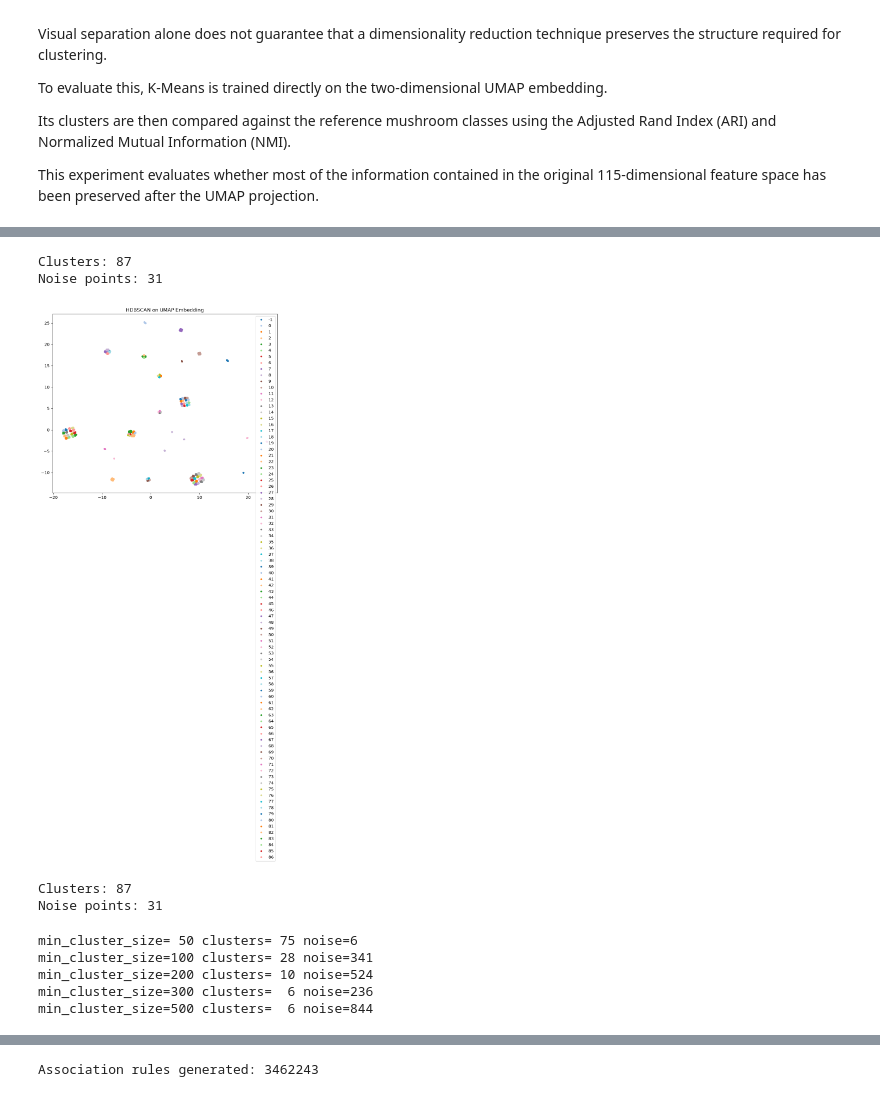
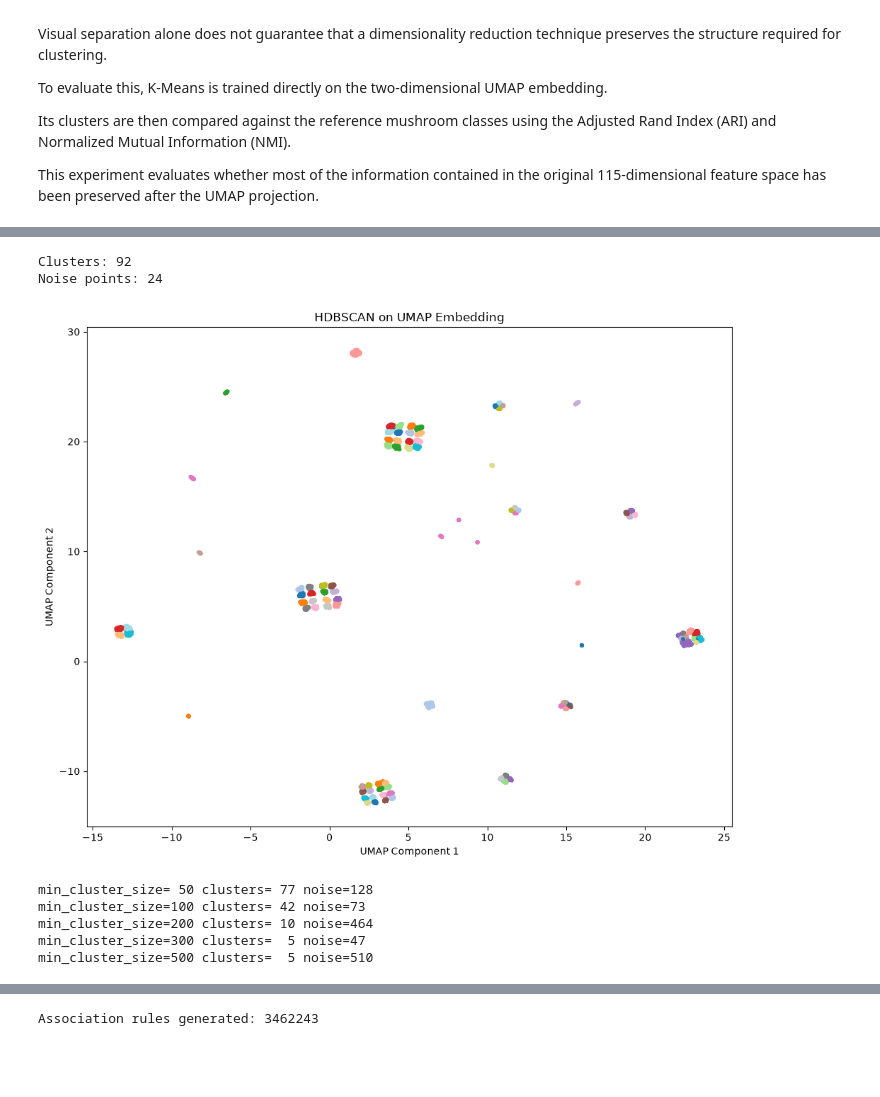
Before and after one commit to Bootcamp-IA-MAD-P7/unsupervised-ml-workshop, a Jupyter notebook: workshop-advanced-unsupervised.ipynb, the cells around one changed output, grey strips where cells are left out. Saved outputs shown, nothing was run; the diff lists cells and outputs as text; code cells hidden in the pictures; blank space fills up the shorter version.

```diff
--- a/workshop-advanced-unsupervised.ipynb
+++ b/workshop-advanced-unsupervised.ipynb
@@ -117,7 +117,9 @@ import umap
 
 umap_model = umap.UMAP(
     n_components=2,
-    random_state=RANDOM_STATE
+    init="random",
+    random_state=RANDOM_STATE,
+    n_jobs=1
 )
 
 X_umap = umap_model.fit_transform(X)
@@ -284,51 +250,39 @@ Note: you may need to restart the kernel to use updated packages.
 import hdbscan
 # %%
-# entrenar
-
 clusterer = hdbscan.HDBSCAN(
     min_cluster_size=30,
-    prediction_data=True
+    prediction_data=True,
 )
-
-labels = clusterer.fit_predict(X_umap)
+labels_hdbscan = clusterer.fit_predict(X_umap)
 # %%
-#información básica
-
-n_clusters = len(set(labels)) - (1 if -1 in labels else 0)
-noise = np.sum(labels == -1)
+n_clusters = len(set(labels_hdbscan)) - (
+    1 if -1 in labels_hdbscan else 0
+)
+noise = np.sum(labels_hdbscan == -1)
 
 print("Clusters:", n_clusters)
 print("Noise points:", noise)
 # %% [output]
-Clusters: 87
-Noise points: 31
+Clusters: 92
+Noise points: 24
 # %%
-# visualización de los clusters
-
-plt.figure(figsize=(10,8))
-
+plt.figure(figsize=(10, 8))
 sns.scatterplot(
-    x=X_umap[:,0],
-    y=X_umap[:,1],
-    hue=labels,
+    x=X_umap[:, 0],
+    y=X_umap[:, 1],
+    hue=labels_hdbscan,
     palette="tab20",
     s=18,
-    linewidth=0
+    linewidth=0,
+    legend=False,
 )
-
 plt.title("HDBSCAN on UMAP Embedding")
+plt.xlabel("UMAP Component 1")
+plt.ylabel("UMAP Component 2")
+plt.tight_layout()
 plt.show()
 # %% [output]
-[figure, old version]
+[figure, new version]
-# %%
-n_clusters = len(set(labels)) - (1 if -1 in labels else 0)
-noise = np.sum(labels == -1)
-
-print("Clusters:", n_clusters)
-print("Noise points:", noise)
-# %% [output]
-Clusters: 87
-Noise points: 31
 # %%
 # experimento 1
 
@@ -338,10 +292,12 @@ for size in [50, 100, 200, 300, 500]:
         min_samples=size // 2
     )
 
-    labels = clusterer.fit_predict(X_umap)
+    sensitivity_labels = clusterer.fit_predict(X_umap)
 
-    n_clusters = len(set(labels)) - (1 if -1 in labels else 0)
-    noise = np.sum(labels == -1)
+    n_clusters = len(set(sensitivity_labels)) - (
+        1 if -1 in sensitivity_labels else 0
+    )
+    noise = np.sum(sensitivity_labels == -1)
 
     print(
         f"min_cluster_size={size:>3} "
@@ -349,9 +305,9 @@ for size in [50, 100, 200, 300, 500]:
         f"noise={noise}"
     )
 # %% [output]
-min_cluster_size= 50 clusters= 75 noise=6
-min_cluster_size=100 clusters= 28 noise=341
-min_cluster_size=200 clusters= 10 noise=524
-min_cluster_size=300 clusters=  6 noise=236
-min_cluster_size=500 clusters=  6 noise=844
+min_cluster_size= 50 clusters= 77 noise=128
+min_cluster_size=100 clusters= 42 noise=73
+min_cluster_size=200 clusters= 10 noise=464
+min_cluster_size=300 clusters=  5 noise=47
+min_cluster_size=500 clusters=  5 noise=510
 # %% [markdown]
```
Also changed, not shown: parts of 43 cells of this notebook, 26 other files.
